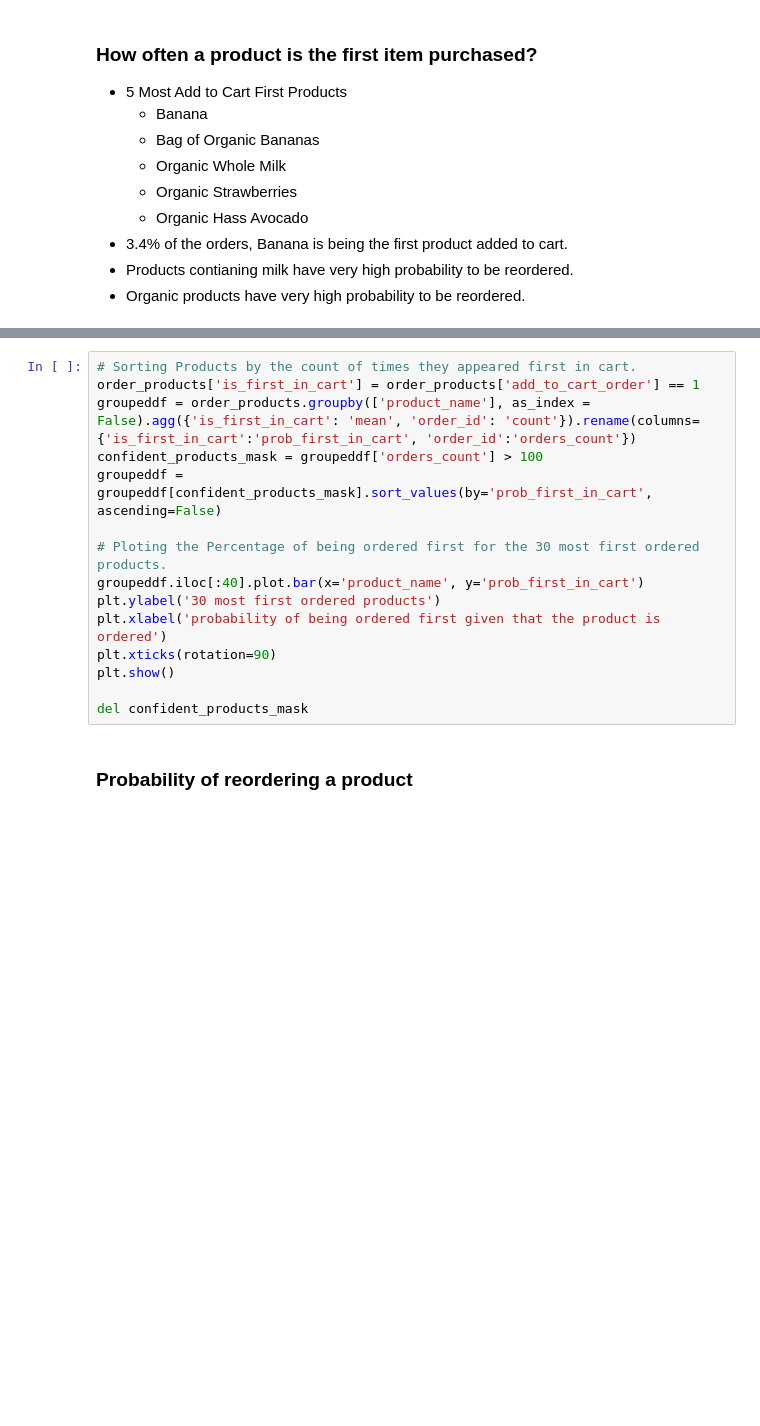
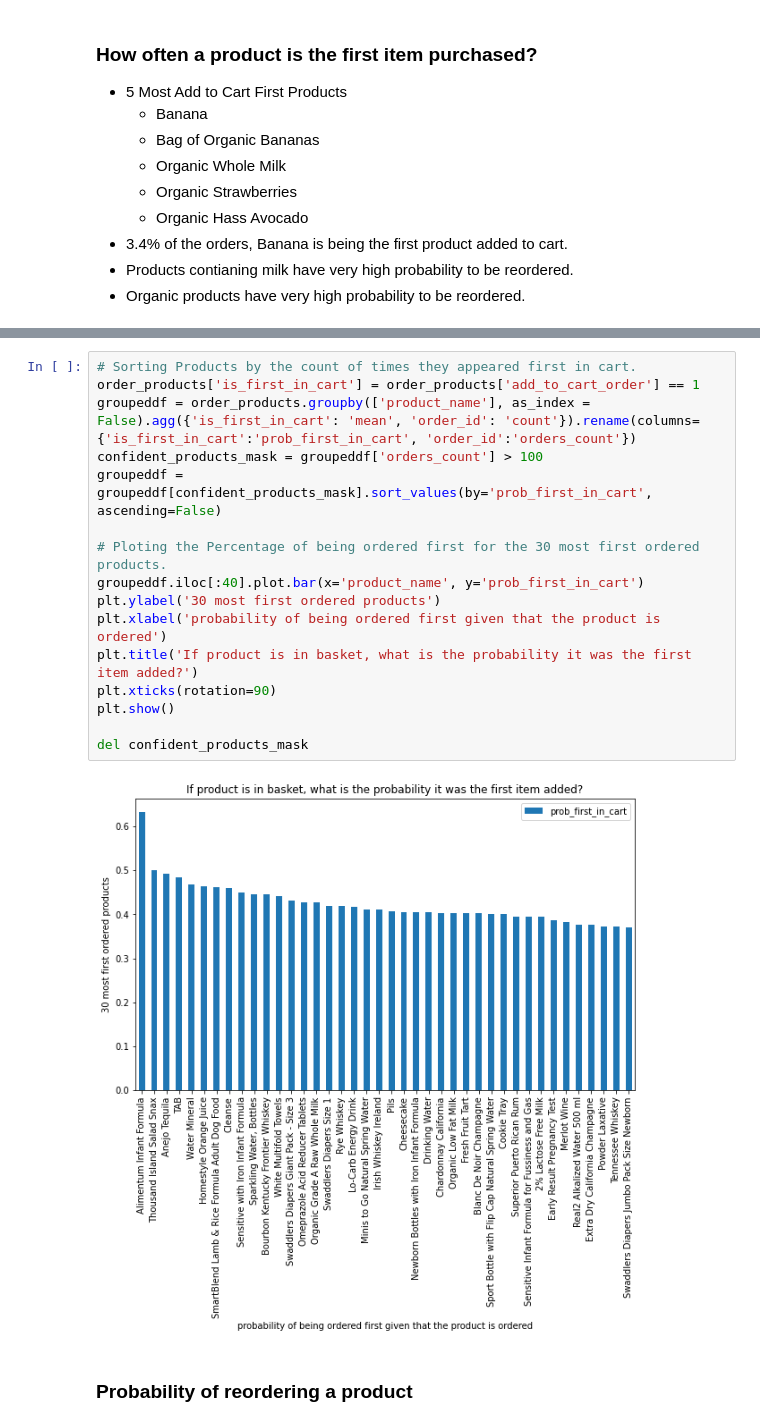
Before and after one commit to NouranHany/Instacart-Market-Basket-Analysis, a Jupyter notebook: EDA/eda-on-instacart-data.ipynb, the cells around one changed output, grey strips where cells are left out. Saved outputs shown, nothing was run; the diff lists cells and outputs as text; blank space fills up the shorter version.

```diff
--- a/EDA/eda-on-instacart-data.ipynb
+++ b/EDA/eda-on-instacart-data.ipynb
@@ -436,18 +612,21 @@ del first_order_product, first_product_freq_desc
 # %%
 # Sorting Products by the count of times they appeared first in cart.
 order_products['is_first_in_cart'] = order_products['add_to_cart_order'] == 1
 groupeddf = order_products.groupby(['product_name'], as_index = False).agg({'is_first_in_cart': 'mean', 'order_id': 'count'}).rename(columns={'is_first_in_cart':'prob_first_in_cart', 'order_id':'orders_count'})
 confident_products_mask = groupeddf['orders_count'] > 100
 groupeddf = groupeddf[confident_products_mask].sort_values(by='prob_first_in_cart', ascending=False)
 
 # Ploting the Percentage of being ordered first for the 30 most first ordered products.
 groupeddf.iloc[:40].plot.bar(x='product_name', y='prob_first_in_cart')
 plt.ylabel('30 most first ordered products')
 plt.xlabel('probability of being ordered first given that the product is ordered')
+plt.title('If product is in basket, what is the probability it was the first item added?')
 plt.xticks(rotation=90)
 plt.show()
 
 del confident_products_mask
+# %% [output]
+[figure, added]
 # %% [markdown]
 ### Probability of reordering a product
 # %%
```
Also changed, not shown: parts of 33 cells of this notebook, 11 other files.
